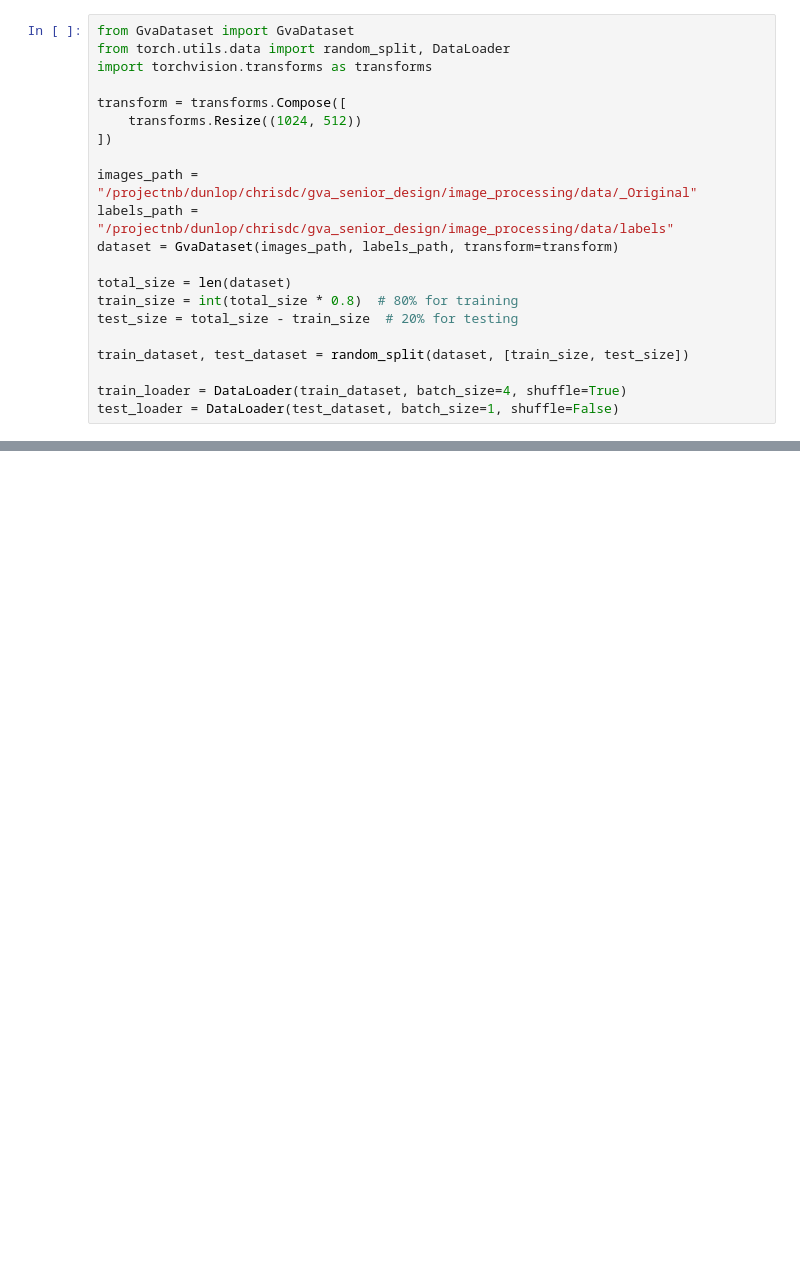
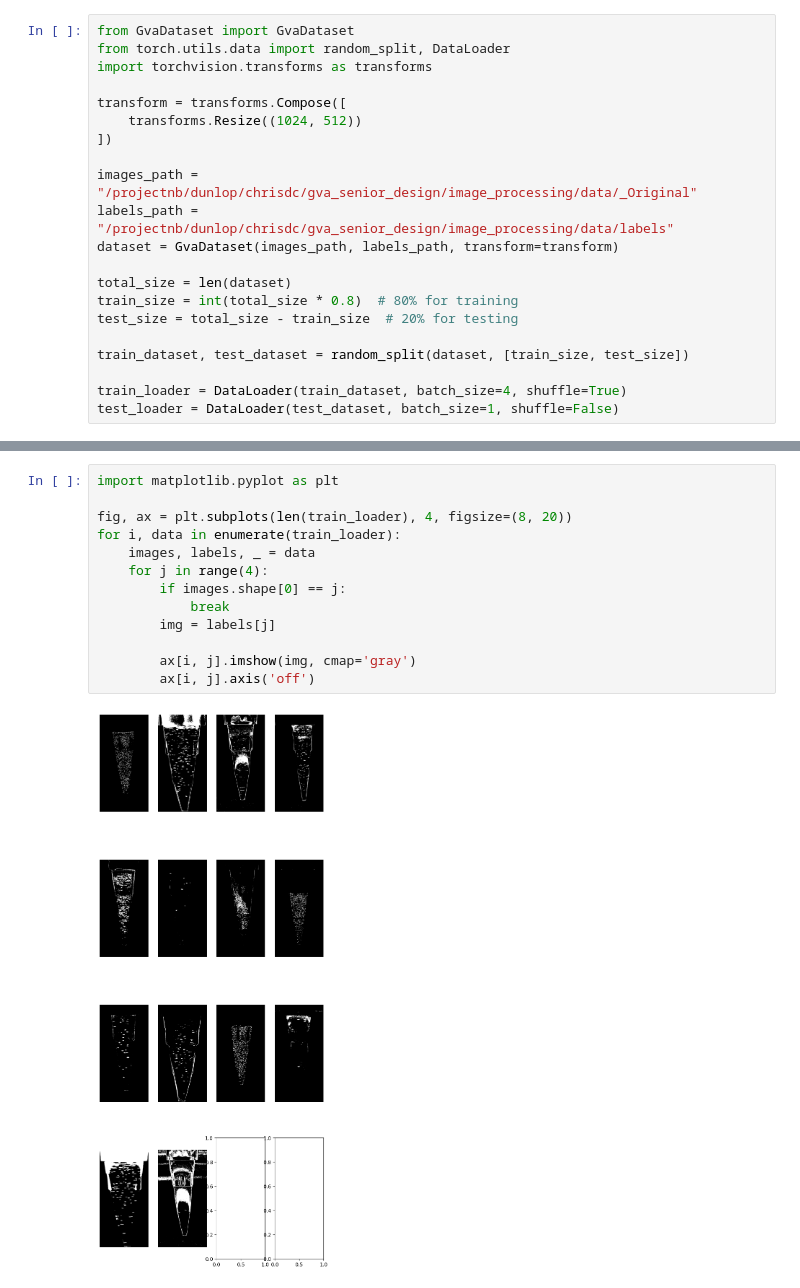
Before and after one commit to chrisdchan/gva_senior_design, a Jupyter notebook: training-scripts/train-scc.ipynb, the cells around one changed output, grey strips where cells are left out. Saved outputs shown, nothing was run; the diff lists cells and outputs as text; blank space fills up the shorter version.

```diff
--- a/training-scripts/train-scc.ipynb
+++ b/training-scripts/train-scc.ipynb
@@ -88,0 +82,15 @@ experiment.plot_loss()
+# %%
+import matplotlib.pyplot as plt
+
+fig, ax = plt.subplots(len(train_loader), 4, figsize=(8, 20))
+for i, data in enumerate(train_loader):
+    images, labels, _ = data
+    for j in range(4):
+        if images.shape[0] == j:
+            break
+        img = labels[j]
+
+        ax[i, j].imshow(img, cmap='gray')
+        ax[i, j].axis('off')
+# %% [output]
+[figure, added]
```
Also changed, not shown: parts of 5 cells of this notebook, 2 other files.
